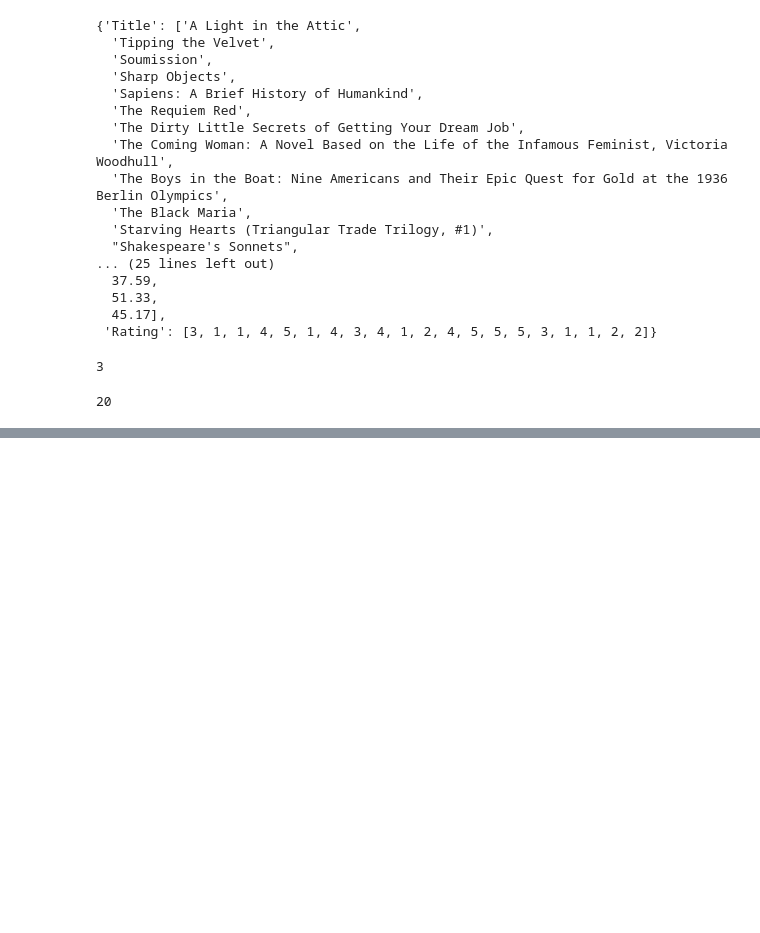
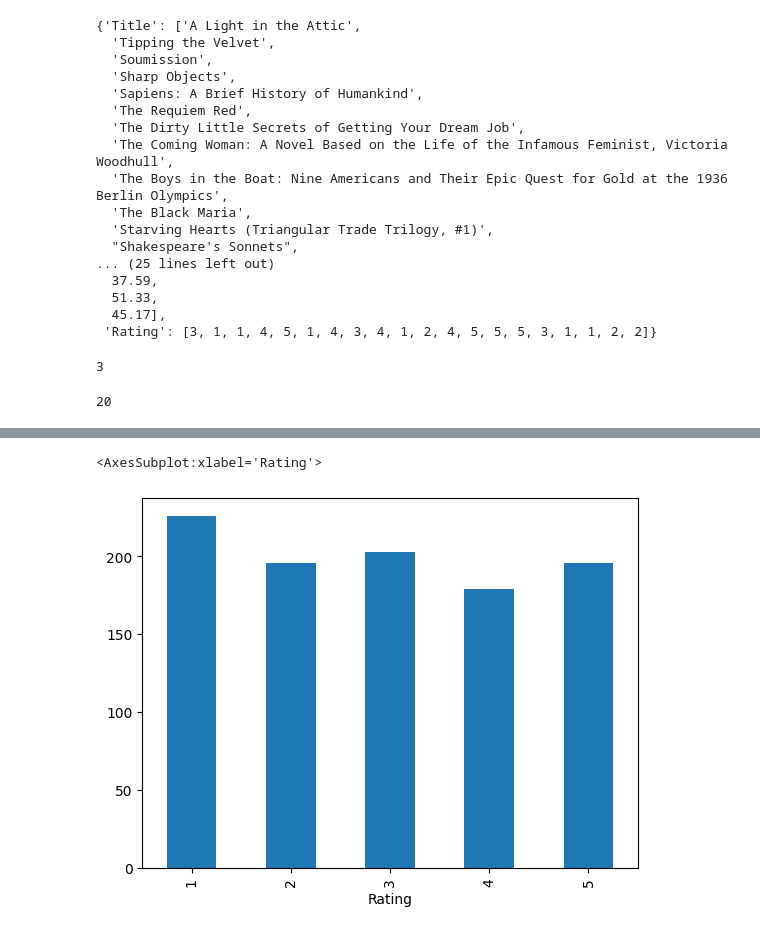
Before and after one commit to francoisgirard51/data-book_scraping, a Jupyter notebook: scraping.ipynb, the cells around one changed output, grey strips where cells are left out. Drawn from its saved outputs; the diff is of its cells as text; code cells hidden in the pictures; blank space fills up the shorter version.

```diff
--- a/scraping.ipynb
+++ b/scraping.ipynb
@@ -134,0 +259,5 @@ len(books_dict["Title"])
+# %%
+all_books_df.groupby("Rating").count()["Title"].plot(kind="bar")
+# %% [output]
+<AxesSubplot:xlabel='Rating'>
+[figure, added]
```
Also changed, not shown: parts of 13 cells of this notebook, 1 other file.
